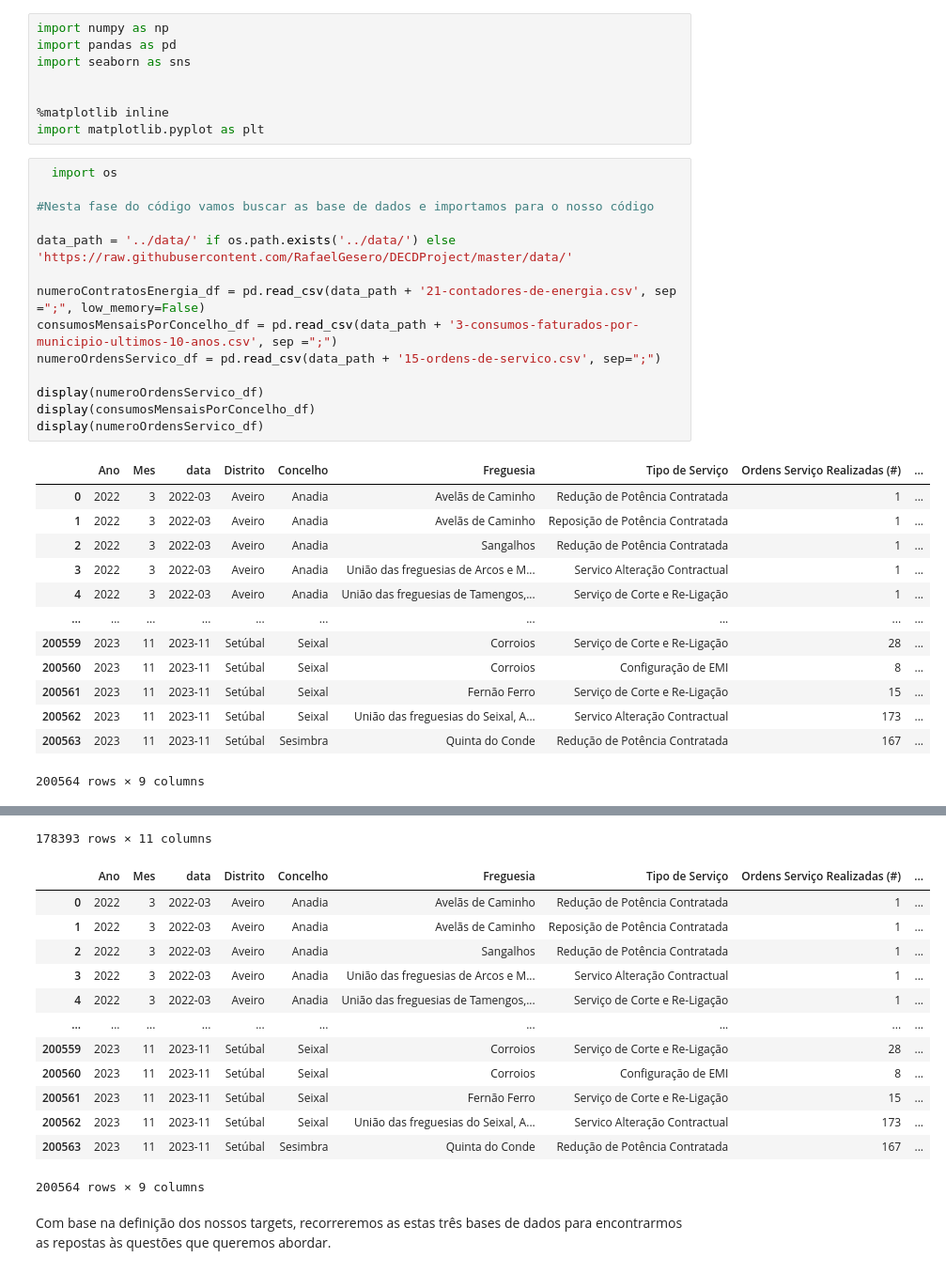
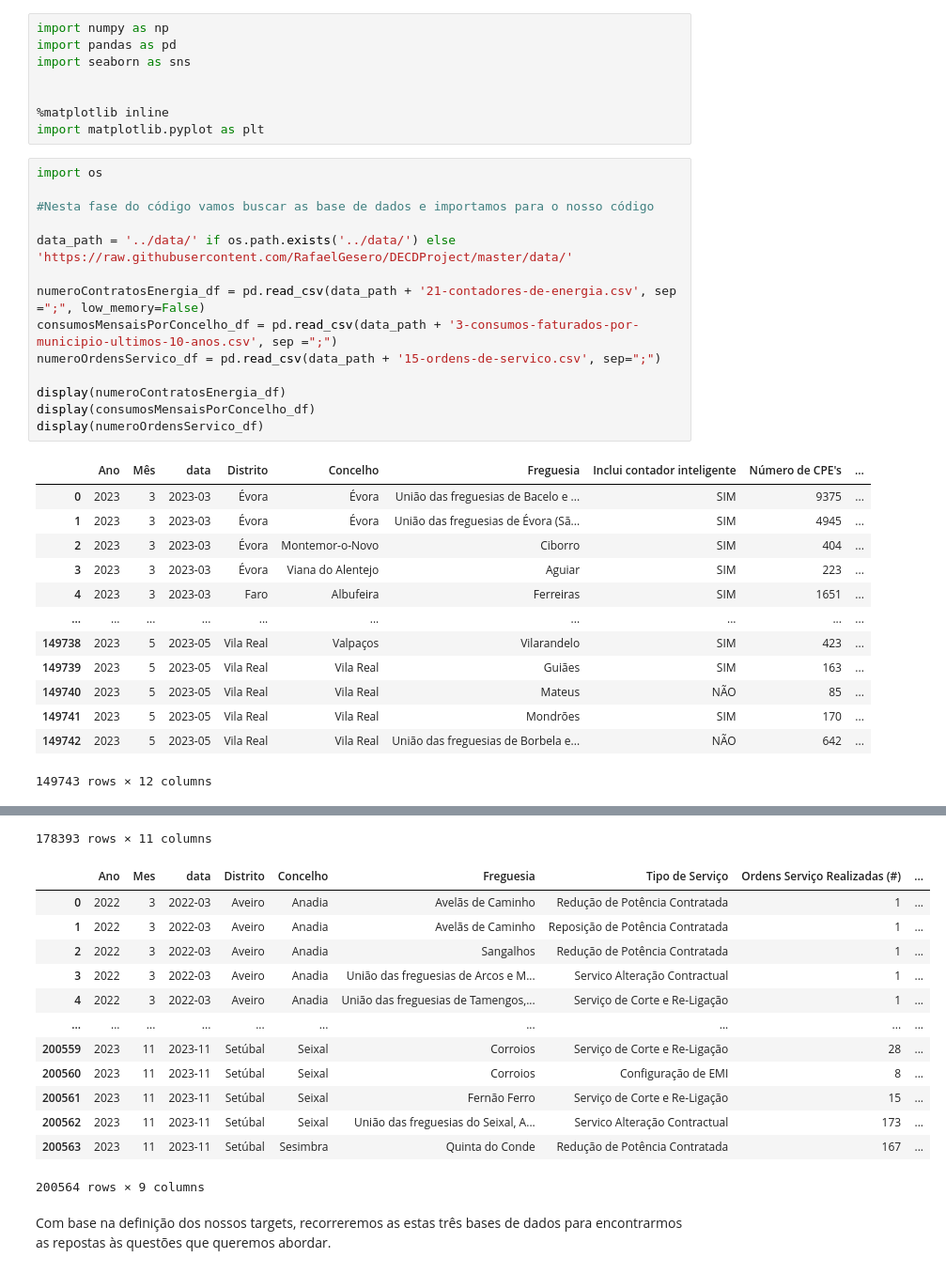
Before and after one commit to RafaelGesero/DECDProject, a Jupyter notebook: ProjetoDECD_Grupo20.ipynb, the cells around one changed output, grey strips where cells are left out. Shown at 94% size. Saved outputs shown, nothing was run; the diff lists cells and outputs as text.

```diff
--- a/ProjetoDECD_Grupo20.ipynb
+++ b/ProjetoDECD_Grupo20.ipynb
@@ -180,33 +163,33 @@ import seaborn as sns
 %matplotlib inline
 import matplotlib.pyplot as plt
 # %%
-  import os
+import os
 
 #Nesta fase do código vamos buscar as base de dados e importamos para o nosso código
 
 data_path = '../data/' if os.path.exists('../data/') else 'https://raw.githubusercontent.com/RafaelGesero/DECDProject/master/data/'
 
 numeroContratosEnergia_df = pd.read_csv(data_path + '21-contadores-de-energia.csv', sep =";", low_memory=False)
 consumosMensaisPorConcelho_df = pd.read_csv(data_path + '3-consumos-faturados-por-municipio-ultimos-10-anos.csv', sep =";")
 numeroOrdensServico_df = pd.read_csv(data_path + '15-ordens-de-servico.csv', sep=";")
 
-display(numeroOrdensServico_df)
+display(numeroContratosEnergia_df)
 display(consumosMensaisPorConcelho_df)
 display(numeroOrdensServico_df)
 # %% [output]
-|  | Ano | Mes | data | Distrito | Concelho | Freguesia | Tipo de Serviço | Ordens Serviço Realizadas (#) | ... |
-| 0 | 2022 | 3 | 2022-03 | Aveiro | Anadia | Avelãs de Caminho | Redução de Potência Contratada | 1 | ... |
-| 1 | 2022 | 3 | 2022-03 | Aveiro | Anadia | Avelãs de Caminho | Reposição de Potência Contratada | 1 | ... |
-| 2 | 2022 | 3 | 2022-03 | Aveiro | Anadia | Sangalhos | Redução de Potência Contratada | 1 | ... |
-| 3 | 2022 | 3 | 2022-03 | Aveiro | Anadia | União das freguesias de Arcos e M... | Servico Alteração Contractual | 1 | ... |
-| 4 | 2022 | 3 | 2022-03 | Aveiro | Anadia | União das freguesias de Tamengos,... | Serviço de Corte e Re-Ligação | 1 | ... |
+|  | Ano | Mês | data | Distrito | Concelho | Freguesia | Inclui contador inteligente | Número de CPE's | ... |
+| 0 | 2023 | 3 | 2023-03 | Évora | Évora | União das freguesias de Bacelo e ... | SIM | 9375 | ... |
+| 1 | 2023 | 3 | 2023-03 | Évora | Évora | União das freguesias de Évora (Sã... | SIM | 4945 | ... |
+| 2 | 2023 | 3 | 2023-03 | Évora | Montemor-o-Novo | Ciborro | SIM | 404 | ... |
+| 3 | 2023 | 3 | 2023-03 | Évora | Viana do Alentejo | Aguiar | SIM | 223 | ... |
+| 4 | 2023 | 3 | 2023-03 | Faro | Albufeira | Ferreiras | SIM | 1651 | ... |
 | ... | ... | ... | ... | ... | ... | ... | ... | ... | ... |
-| 200559 | 2023 | 11 | 2023-11 | Setúbal | Seixal | Corroios | Serviço de Corte e Re-Ligação | 28 | ... |
-| 200560 | 2023 | 11 | 2023-11 | Setúbal | Seixal | Corroios | Configuração de EMI | 8 | ... |
-| 200561 | 2023 | 11 | 2023-11 | Setúbal | Seixal | Fernão Ferro | Serviço de Corte e Re-Ligação | 15 | ... |
-| 200562 | 2023 | 11 | 2023-11 | Setúbal | Seixal | União das freguesias do Seixal, A... | Servico Alteração Contractual | 173 | ... |
-| 200563 | 2023 | 11 | 2023-11 | Setúbal | Sesimbra | Quinta do Conde | Redução de Potência Contratada | 167 | ... |
+| 149738 | 2023 | 5 | 2023-05 | Vila Real | Valpaços | Vilarandelo | SIM | 423 | ... |
+| 149739 | 2023 | 5 | 2023-05 | Vila Real | Vila Real | Guiães | SIM | 163 | ... |
+| 149740 | 2023 | 5 | 2023-05 | Vila Real | Vila Real | Mateus | NÃO | 85 | ... |
+| 149741 | 2023 | 5 | 2023-05 | Vila Real | Vila Real | Mondrões | SIM | 170 | ... |
+| 149742 | 2023 | 5 | 2023-05 | Vila Real | Vila Real | União das freguesias de Borbela e... | NÃO | 642 | ... |
-200564 rows × 9 columns
+149743 rows × 12 columns
 |  | Ano | Mês | Data | Distrito | Concelho | Freguesia | Nível de Tensão | Energia Ativa (kWh) | ... |
 | 0 | 2020 | 11 | 2020-11 | BRAGA | Braga | UF BRAGA MAXIMINOS SE CIVIDADE | Muito Alta, Alta e Média Tensões | 735261.791 | ... |
 | 1 | 2020 | 11 | 2020-11 | BRAGANCA | Vimioso | PINELO | Baixa Tensão | 29832.366 | ... |
```
Also changed, not shown: parts of 26 cells of this notebook.
